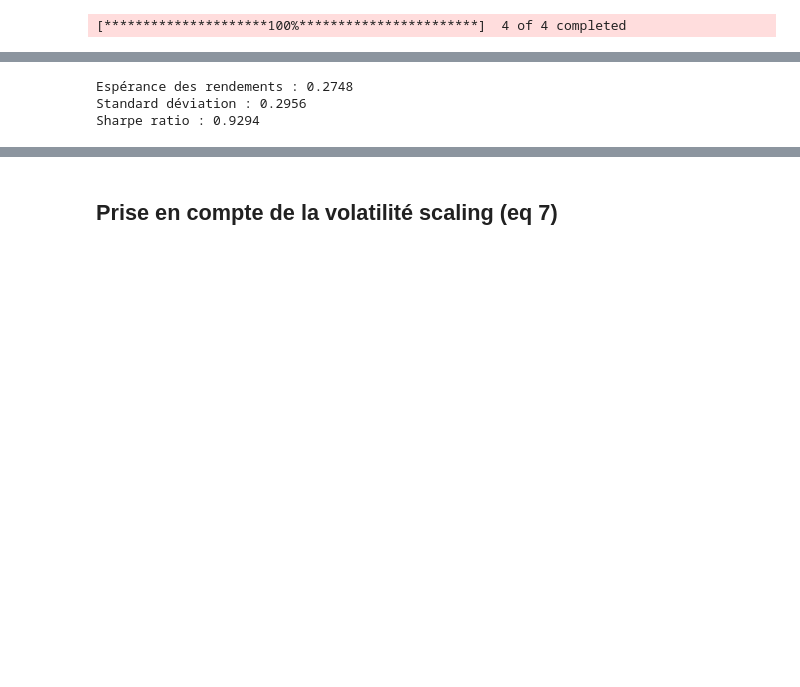
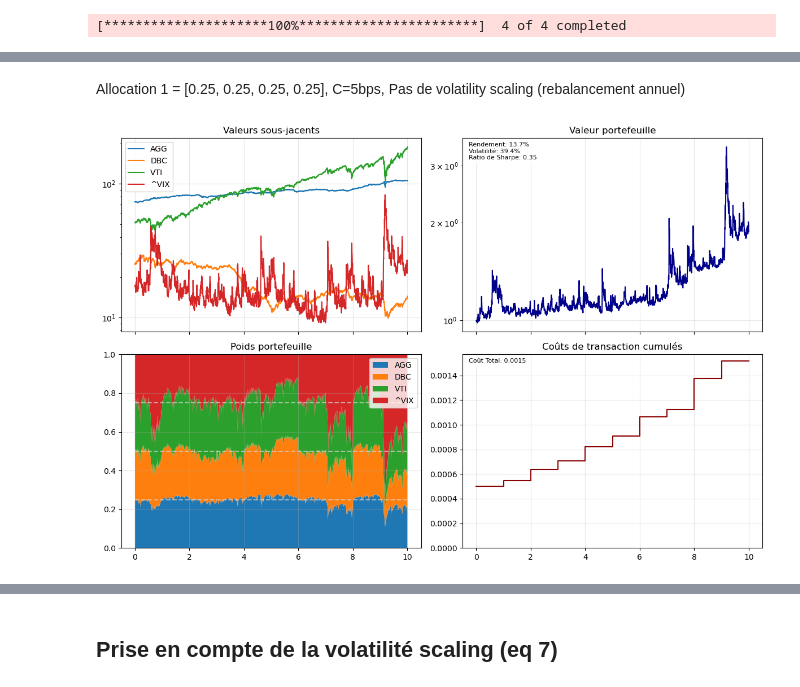
Before and after one commit to alexandreviard/DL-Portfolio-CMAP, a Jupyter notebook: massyle/allocation_article_zhang_DL.ipynb, the cells around one changed output, grey strips where cells are left out. Drawn from its saved outputs; the diff is of its cells as text; code cells hidden in the pictures; blank space fills up the shorter version.

Commit message:
MV et alloc fini

```diff
--- a/massyle/allocation_article_zhang_DL.ipynb
+++ b/massyle/allocation_article_zhang_DL.ipynb
@@ -58,0 +25,32 @@ array([   0,  252,  504,  756, 1008, 1260, 1512, 1764, 2016, 2268, 2520])
+# %%
+def simulate_portfolio(spot, years, allocation, C=0.0001, rebalancing_freq='yearly'):
+
+    N = len(spot)
+    d = len(allocation)
+    t = np.linspace(start=0, stop=years, num=N)
+
+    # Définir les indices de rebalancement selon la fréquence
+    if rebalancing_freq == 'yearly':
+        index_rebalancing = np.arange(0, N, 21*12)
+    elif rebalancing_freq == 'monthly':
+        index_rebalancing = np.arange(0, N, 21)
+    else:  # daily
+        index_rebalancing = np.arange(0, N, 1)
+
+    # Initialisation
+    portfolio_value = np.ones(shape=N)
+    weights_actual = np.zeros(shape=(N, d))
+    weights_target = np.tile(allocation, (len(index_rebalancing), 1))
+    rebalancing_cost = np.zeros(shape=len(index_rebalancing))
+
+    # Simulationx
+    for s, (start, stop) in enumerate(zip(index_rebalancing[:-1], index_rebalancing[1:])):
+        period = slice(start, stop+1)
+        rebalancing_cost[s] = portfolio_value[start] * np.abs(weights_target[s] - weights_actual[start]).sum() * C
+        weights_actual[period] = (spot[period] / spot[start]) * weights_target[s]
+        weights_actual[period] /= weights_actual[period].sum(axis=1, keepdims=True)
+        portfolio_returns = (spot[period] / spot[start] - 1) @ weights_target[s]
+        portfolio_value[period] = (portfolio_value[start] - rebalancing_cost[s]) * (1 + portfolio_returns)
+
+
+    return t, portfolio_value, weights_actual, weights_target, index_rebalancing, rebalancing_cost
@@ -116,20 +147,17 @@ plt.show()
-# %%
-# Calcul de l'espérance des rendements (moyenne)
-expected_return = portfolio_value.mean()
-expected_return = expected_return-1
-# Calcul de la standard déviation
-std_dev = portfolio_value.std()
-std_dev = std_dev
-risk_free_rate = 0.0
-
-# Calcul du Sharpe ratio
-sharpe_ratio = (expected_return - risk_free_rate) / std_dev
-
-# Affichage des résultats
-print(f"Espérance des rendements : {expected_return:.4f}")
-print(f"Standard déviation : {std_dev:.4f}")
-print(f"Sharpe ratio : {sharpe_ratio:.4f}")
-# %% [output]
-Espérance des rendements : 0.2748
-Standard déviation : 0.2956
-Sharpe ratio : 0.9294
+# %% [markdown]
+Allocation 1 = [0.25, 0.25, 0.25, 0.25], C=5bps, Pas de volatility scaling (rebalancement annuel)
+# %%
+t, portfolio_value, weights_actual, weights_target, index_rebalancing, rebalancing_cost = simulate_portfolio(spot, years, allocation1, C=0.0005, rebalancing_freq='yearly')
+
+fig, axes = plot_portfolio_analysis(
+    t=t,
+    spot=spot,
+    portfolio_value=portfolio_value,
+    weights_actual=weights_actual,
+    weights_target=weights_target,
+    index_rebalancing=index_rebalancing,
+    rebalancing_cost=rebalancing_cost
+)
+plt.show()
+# %% [output]
+[figure, added]
```
Also changed, not shown: parts of 53 cells of this notebook, 1 other file.
